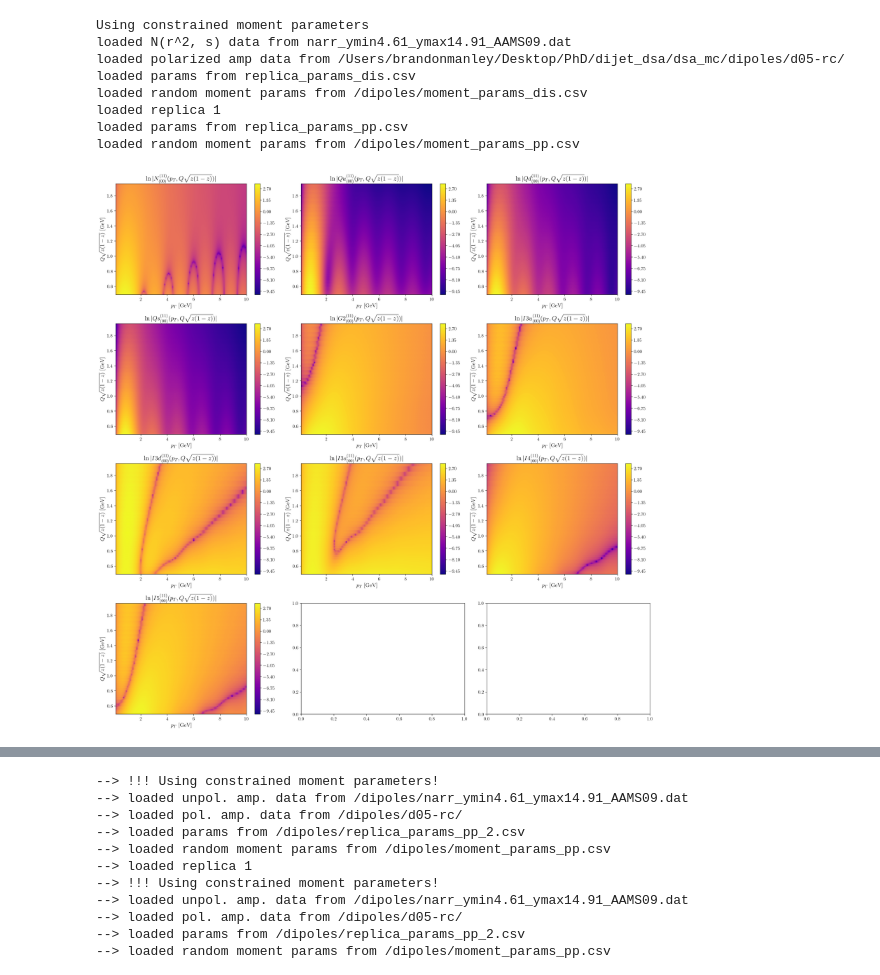
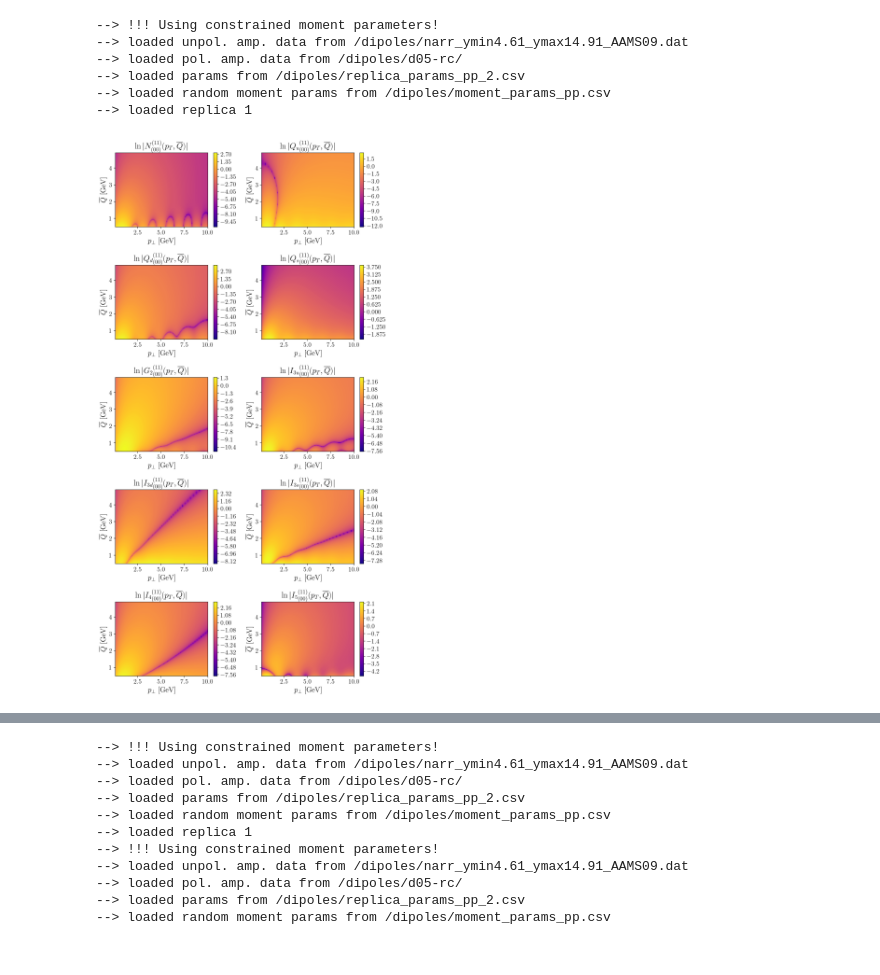
Before and after one commit to brandonmanley/dijet_DSA, a Jupyter notebook: bmanley/fb_analysis.ipynb, the cells around one changed output, grey strips where cells are left out. Saved outputs shown, nothing was run; the diff lists cells and outputs as text; code cells hidden in the pictures.

```diff
--- a/bmanley/fb_analysis.ipynb
+++ b/bmanley/fb_analysis.ipynb
@@ -22,19 +22,22 @@ plt.rcParams["text.latex.preamble"] = r"\usepackage{amsmath}"
 # make data for FB contour plot
 
 pT_values = np.linspace(0.1, 10, 100)
-Q_values = np.linspace(1, 4, 100)
+
+dq = 0.05/np.sqrt(3/(2*np.pi))
+nsteps = round(np.log(100)/dq)
+qs = np.linspace(0, np.log(100), nsteps)
+Q_values = np.sqrt(np.exp(qs))
+
 fb_kins = dijet.Kinematics(z=0.4, x=0.001)
 
-pT_grid = np.zeros((100, 100))
-Q_grid = np.zeros((100, 100))
-# fb_grid = np.zeros((100, 100))
+pT_grid = np.zeros((100, nsteps))
+Q_grid = np.zeros((100, nsteps))
 
-dj = dijet.DIJET(constrained_moments=True)
-dj.load_params('replica_params_pp.csv')
+dj = dijet.DIJET(constrained_moments=True, fit_type='pp')
 
 fb_values = {}
 amps = ['N', 'Qu', 'Qd', 'Qs', 'G2', 'I3u', 'I3d', 'I3s', 'I4', 'I5']
-for amp in amps: fb_values[amp] = np.zeros((100, 100))
+for amp in amps: fb_values[amp] = np.zeros((100, nsteps))
 
 for i, pT in enumerate(pT_values):
     for j, Q in enumerate(Q_values):
@@ -44,43 +47,43 @@ for i, pT in enumerate(pT_values):
 
         fb_kins.pT = pT
         fb_kins.Q = Q
-        fb_kins.s = 120**2
-        # fb_kins.x = 0.001
+        fb_kins.x = 0.01
 
         for amp in amps:
-            fb_values[amp][i,j] = np.log(np.abs(dj.fourier_bessel(fb_kins, [[1,1,0,0]], amp)))
+            # fb_values[amp][i,j] = np.log(np.abs(dj.fourier_bessel(fb_kins, [[1,1,0,0]], amp)))
+            fb_values[amp][i,j] = dj.fourier_bessel(fb_kins, [[1,1,0,0]], amp)
 # %% [output]
-Using constrained moment parameters
-loaded N(r^2, s) data from narr_ymin4.61_ymax14.91_AAMS09.dat
-loaded polarized amp data from /Users/brandonmanley/Desktop/PhD/dijet_dsa/dsa_mc/dipoles/d05-rc/
-loaded params from replica_params_dis.csv
-loaded random moment params from /dipoles/moment_params_dis.csv
-loaded replica 1
-loaded params from replica_params_pp.csv
-loaded random moment params from /dipoles/moment_params_pp.csv
+--> !!! Using constrained moment parameters!
+--> loaded unpol. amp. data from /dipoles/narr_ymin4.61_ymax14.91_AAMS09.dat
+--> loaded pol. amp. data from /dipoles/d05-rc/
+--> loaded params from /dipoles/replica_params_pp_2.csv
+--> loaded random moment params from /dipoles/moment_params_pp.csv
+--> loaded replica 1
 # %%
 # make fb contour plot
 asp_ratio = 4/3
-psize = 5
-fig, ax = plt.subplots(4, 3, figsize=(asp_ratio*psize*3, psize*4))
+psize = 3.5
+nrows, ncols = 5,2
+fig, ax = plt.subplots(nrows, ncols, figsize=(asp_ratio*psize*ncols, psize*nrows))
+axs = [(i,j) for i in range(nrows) for j in range(ncols)]
 
-ampij = [[0,0], [0,1], [0,2], [1,0], [1,1], [1,2], [2,0], [2,1], [2,2], [3,0]]
-for iamp, amp in enumerate(amps):
-    if iamp == 0:
-        contour = ax[ampij[iamp][0], ampij[iamp][1]].contourf(pT_grid, Q_grid, fb_values[amp], levels=300, cmap='plasma')  # More levels = smoother
-    else:
-        ax[ampij[iamp][0], ampij[iamp][1]].contourf(pT_grid, Q_grid, fb_values[amp], levels=300, cmap='plasma')  # More levels = smoother
-
-    cbar = fig.colorbar(contour, ax=ax[ampij[iamp][0], ampij[iamp][1]])
-    ax[ampij[iamp][0], ampij[iamp][1]].set_xlabel(r'$p_T\,\,[\mathrm{GeV}]$')
-    ax[ampij[iamp][0], ampij[iamp][1]].set_ylabel(r'$Q \sqrt{z(1-z)} \,\,[\mathrm{GeV}]$')
-    ax[ampij[iamp][0], ampij[iamp][1]].set_title(fr'$\ln|{amp}^{{(11)}}_{{(00)}} (p_T, Q \sqrt{{z(1-z)}})|$')
+amp_strs = {
+    'N': 'N',
+    'Qu': 'Q_u', 'Qd': 'Q_d', 'Qs':'Q_s', 'G2':'G_2', 'I3u':'I_{{3u}}',
+    'I3d':'I_{{3d}}', 'I3s':'I_{{3s}}', 'I4':'I_{{4}}', 'I5':'I_{{5}}'
+    }
+for ia, amp in enumerate(amps):
+    contour = ax[axs[ia]].contourf(pT_grid, Q_grid, np.log(np.abs(fb_values[amp])), levels=300, cmap='plasma')
+    cbar = fig.colorbar(contour, ax=ax[axs[ia]])
+    ax[axs[ia]].set_xlabel(r'$p_\perp \,\,[\mathrm{GeV}]$')
+    ax[axs[ia]].set_ylabel(r'$\overline{Q} \,\,[\mathrm{GeV}]$')
+    ax[axs[ia]].set_title(fr'$\ln|{{{amp_strs[amp]}}}^{{(11)}}_{{(00)}} (p_T, \overline{{Q}})|$')
 
 # fig.savefig('fb_oscillation_map.png', dpi=700)
 
 plt.tight_layout()
 plt.show()
 # %% [output]
-[figure, old version]
+[figure, new version]
 # %%
 # make fb slice plots
```
Also changed, not shown: parts of 8 cells of this notebook, 15 other files.
